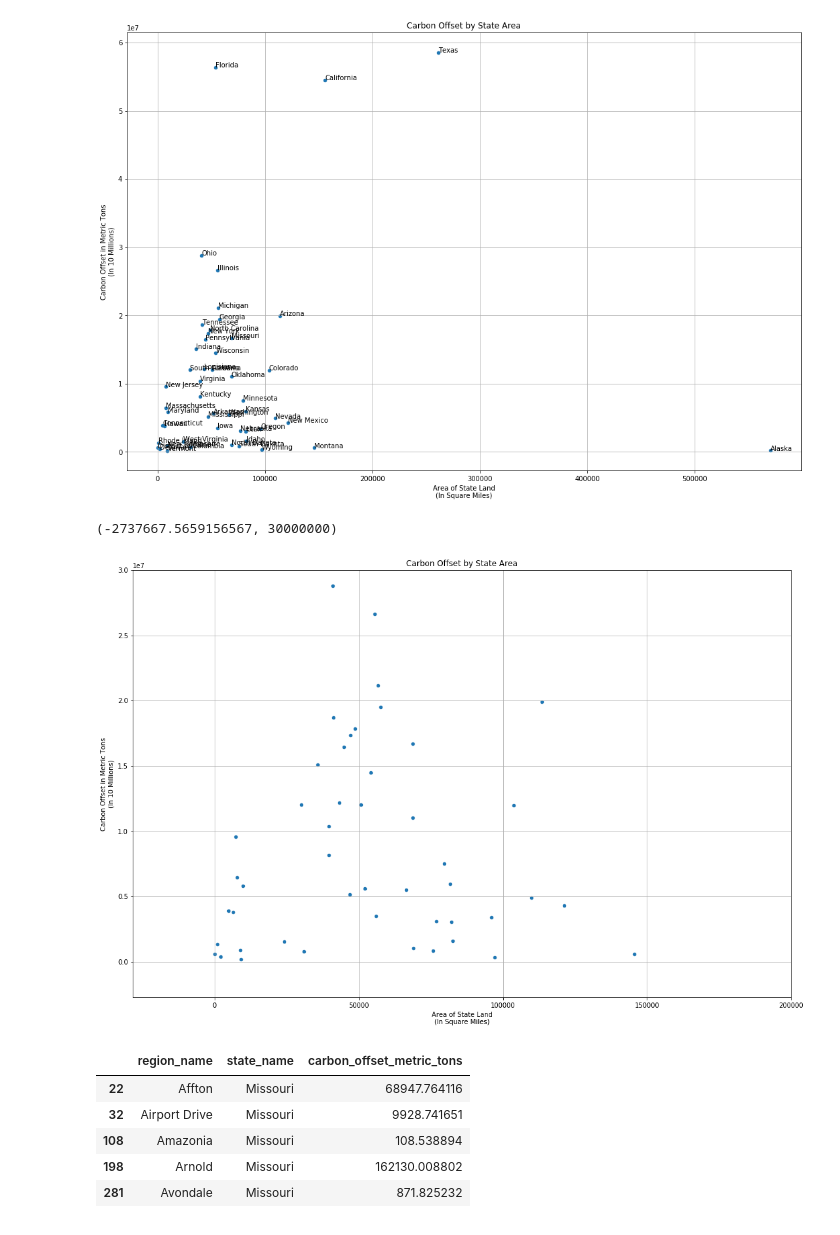
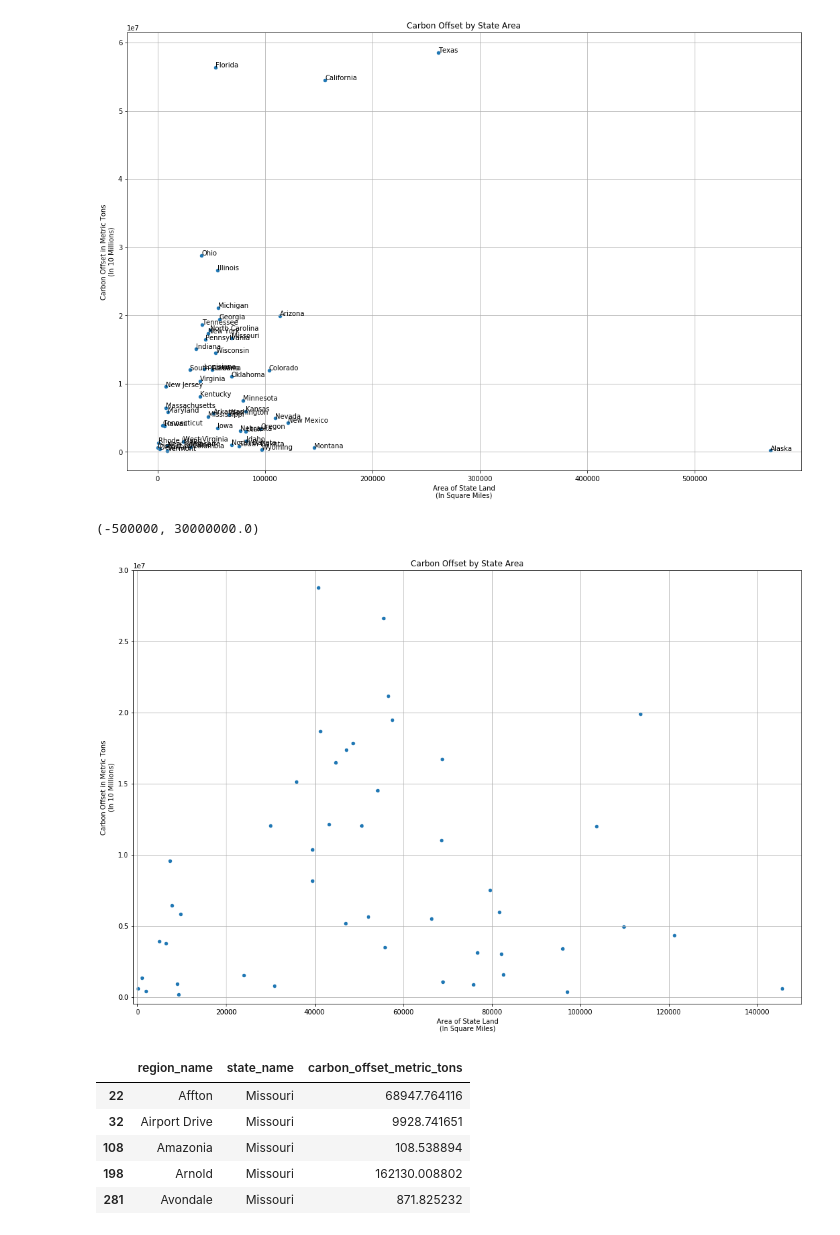
Before and after one commit to Agrattendick/Group-Project, a Jupyter notebook: Carbon Offsets for Solar Panels.ipynb, the cells around one changed output. Cells and saved outputs as stored; diff of their text form; code cells hidden in the pictures.

```diff
--- a/Carbon Offsets for Solar Panels.ipynb
+++ b/Carbon Offsets for Solar Panels.ipynb
@@ -83,20 +92,22 @@ for i, txt in enumerate(variableLabel):
 # %%
 #Scatter plot
 #Carbon Offset by Surface Area
 sunroofStateFinal_DF.plot.scatter(x="Surface Area", y = "Carbon Offset", figsize = (18,12))
 plt.title("Carbon Offset by State Area")
 plt.xlabel("Area of State Land"
            "\n"
            "(In Square Miles)")
 plt.ylabel("Carbon Offset in Metric Tons"
            "\n"
            "(In 10 Millions)")
 plt.grid(True)
-plt.xlim(xmax = 200000)
+plt.xlim(xmax = 150000)
+plt.xlim(xmin = -1000)
 plt.ylim(ymax = 30000000)
+plt.ylim(ymin = -500000)
 # %% [output]
-(-2737667.5659156567, 30000000)
+(-500000, 30000000.0)
-[figure, old version]
+[figure, new version]
 # %%
 #DataFrame For Missouri
 sunroofCityBase_DF = pd.read_csv(sunroofCity)
```
Also changed, not shown: parts of 3 cells of this notebook, 1 other file.
